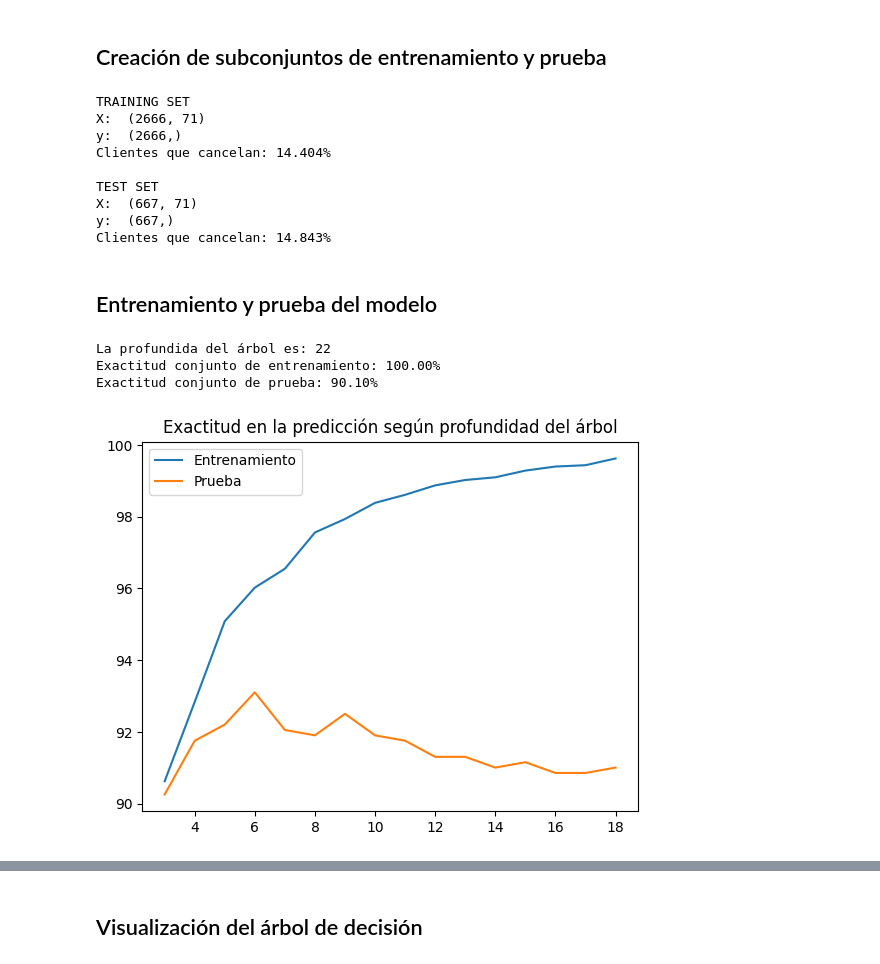
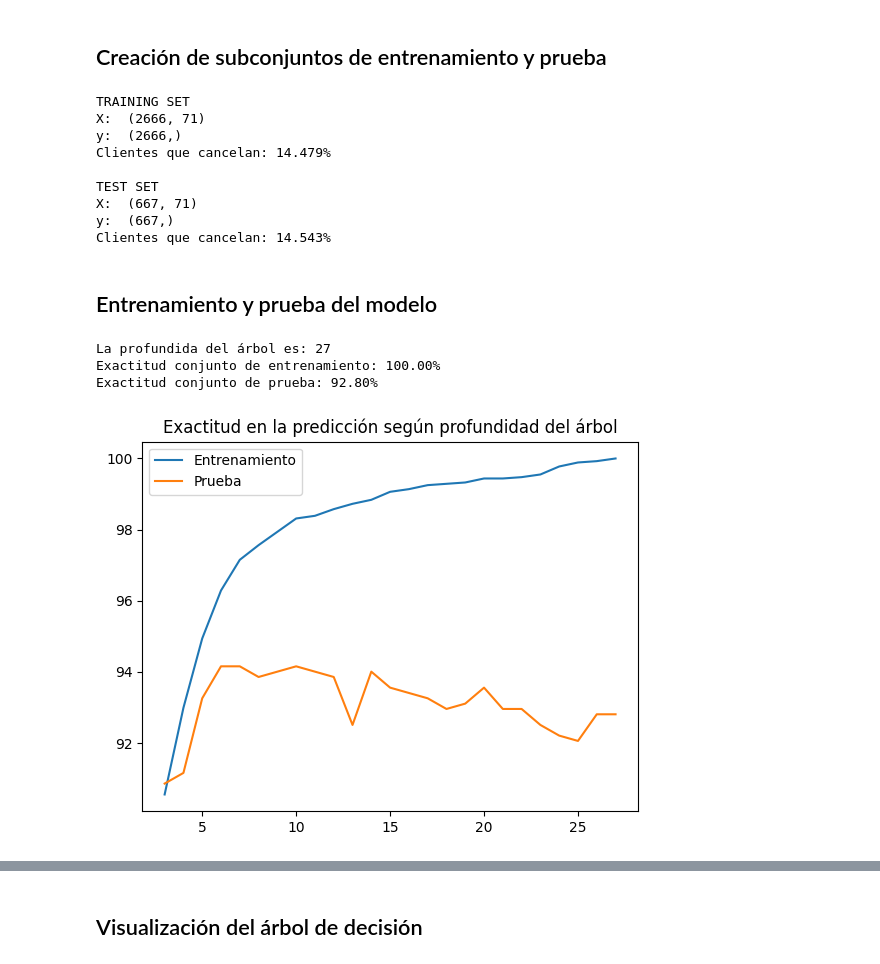
Before and after one commit to AnIsAsPe/ClasificadorClientesTelecom, a Jupyter notebook: Notebooks/Churn_Telecom.ipynb, the cells around one changed output, grey strips where cells are left out. Cells and saved outputs as stored; diff of their text form; code cells hidden in the pictures.

```diff
--- a/Notebooks/Churn_Telecom.ipynb
+++ b/Notebooks/Churn_Telecom.ipynb
@@ -289,6 +290,7 @@ X = df.drop('Abandono', axis=1)
 X_train, X_test, y_train, y_test = train_test_split(X, y,
                                                     test_size=0.2,
                                                     shuffle=True,
+                                                    stratify=y,
                                                     random_state=8)
 
 # ¿Cómo son los conjuntos de entrenamiento y prueba?
@@ -305,19 +307,19 @@ print('Clientes que cancelan:{:7.3f}%'.format(y_test.mean()*100))
 TRAINING SET
 X:  (2666, 71)
 y:  (2666,)
-Clientes que cancelan: 14.404%
+Clientes que cancelan: 14.479%
 
 TEST SET
 X:  (667, 71)
 y:  (667,)
-Clientes que cancelan: 14.843%
+Clientes que cancelan: 14.543%
 # %% [markdown]
 ## Entrenamiento y prueba del modelo
 # %%
 profundidad = None
 
 # Entrenamiento del modelo.
-clasificador = DecisionTreeClassifier( max_depth=profundidad,
+clasificador = DecisionTreeClassifier(max_depth=profundidad,
                                       criterion="entropy",
                                       random_state=0)
 clasificador.fit(X_train, y_train)
@@ -335,40 +337,40 @@ y_pred_test = clasificador.predict(X_test)
 exactitud_test = accuracy_score(y_test, y_pred_test)*100
 print("Exactitud conjunto de prueba: {:4.2f}%".format(exactitud_test),'\n')
 # %% [output]
-La profundida del árbol es: 22
+La profundida del árbol es: 27
 Exactitud conjunto de entrenamiento: 100.00%
-Exactitud conjunto de prueba: 90.10%
+Exactitud conjunto de prueba: 92.80%
 # %%
 # Entrenamiento y prueba del modelo con distintos niveles de profunidad
 
 clf = {}
 y_pred_train = {}
 y_pred_test = {}
 exactitud_train={}
 exactitud_test = {}
 
-for p in range(3,19):
+for p in range(3,28):
     # Entrenamiento del modelo
     clf[p] = DecisionTreeClassifier(max_depth = p,
                                criterion = "entropy",
                                random_state = 0).fit(X_train, y_train)
 
     # Predicción y evaluación sobre el conjunto de entrenamiento
     y_pred_train[p] = clf[p].predict(X_train)
     exactitud_train[p] = accuracy_score(y_train, y_pred_train[p])*100
 
     # Predicción y evaluación sobre el conjunto de prueba
     y_pred_test[p] = clf[p].predict(X_test)
     exactitud_test[p] = accuracy_score(y_test, y_pred_test[p])*100
 
 exactitud_df = pd.DataFrame( {'Entrenamiento':exactitud_train,
                            'Prueba': exactitud_test})
 
 exactitud_df.plot.line(
     title ='Exactitud en la predicción según profundidad del árbol')
 plt.show()
 # %% [output]
-[figure, old version]
+[figure, new version]
 # %%
 exactitud_df
 # %% [output]
```
Also changed, not shown: parts of 12 cells of this notebook.
